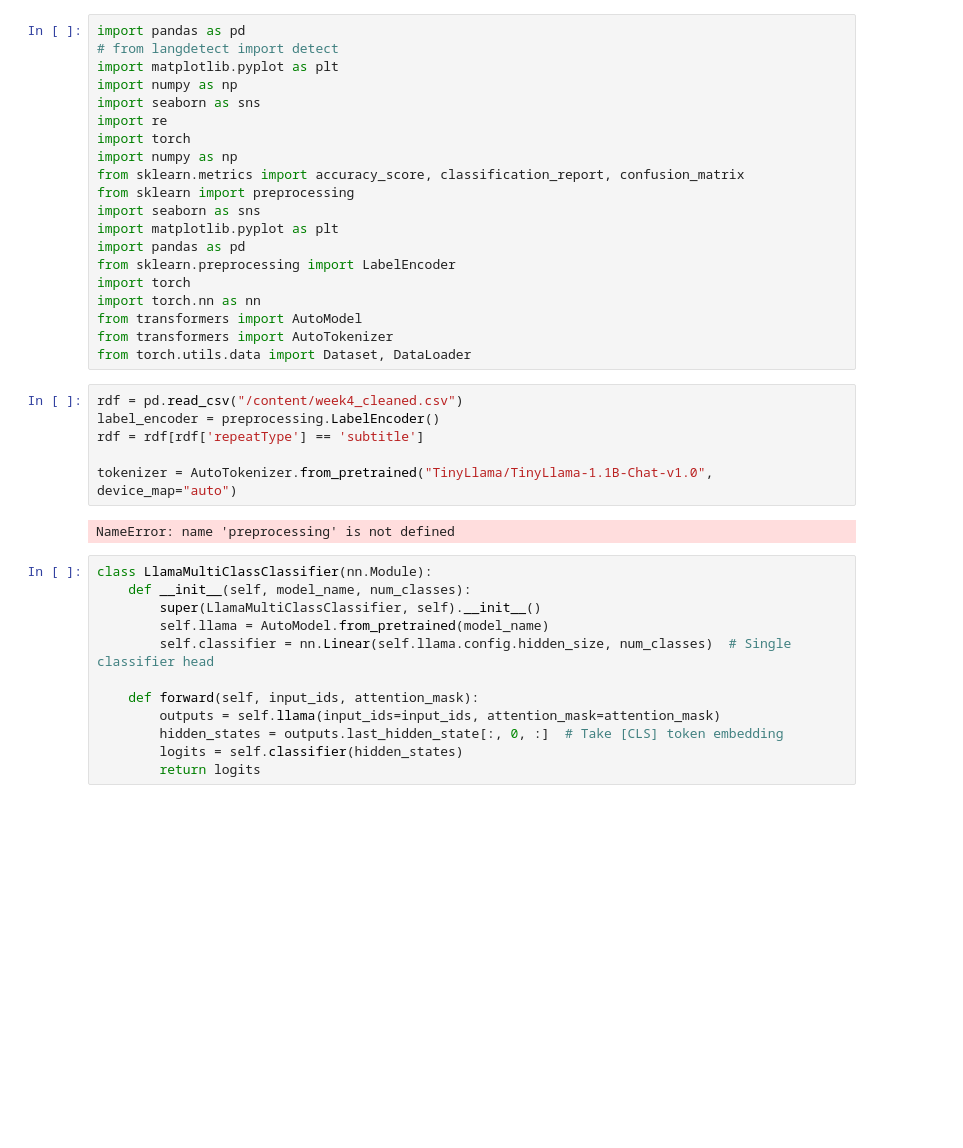
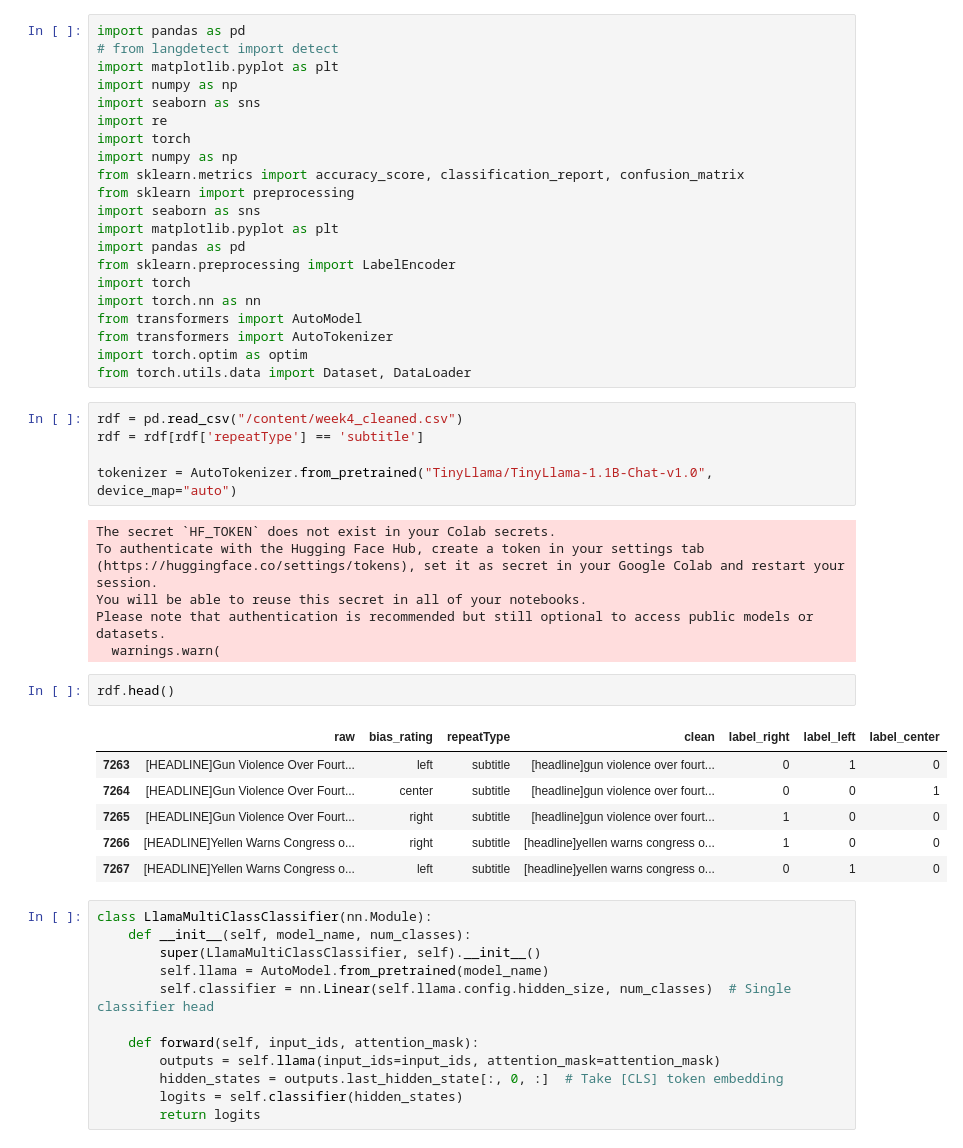
Before and after one commit to SodiKroehler/MSTHESIS, a Jupyter notebook: MSTHESIS_tinyllamaOnQbias.ipynb, the cells around one changed output. Cells and saved outputs as stored; diff of their text form; blank space fills up the shorter version.

```diff
--- a/MSTHESIS_tinyllamaOnQbias.ipynb
+++ b/MSTHESIS_tinyllamaOnQbias.ipynb
@@ -19,15 +19,28 @@ import torch
 import torch.nn as nn
 from transformers import AutoModel
 from transformers import AutoTokenizer
+import torch.optim as optim
 from torch.utils.data import Dataset, DataLoader
 # %%
 rdf = pd.read_csv("/content/week4_cleaned.csv")
-label_encoder = preprocessing.LabelEncoder()
 rdf = rdf[rdf['repeatType'] == 'subtitle']
 
 tokenizer = AutoTokenizer.from_pretrained("TinyLlama/TinyLlama-1.1B-Chat-v1.0", device_map="auto")
 # %% [output]
-NameError: name 'preprocessing' is not defined
+The secret `HF_TOKEN` does not exist in your Colab secrets.
+To authenticate with the Hugging Face Hub, create a token in your settings tab (https://huggingface.co/settings/tokens), set it as secret in your Google Colab and restart your session.
+You will be able to reuse this secret in all of your notebooks.
+Please note that authentication is recommended but still optional to access public models or datasets.
+  warnings.warn(
+# %%
+rdf.head()
+# %% [output]
+|  | raw | bias_rating | repeatType | clean | label_right | label_left | label_center |
+| 7263 | [HEADLINE]Gun Violence Over Fourt... | left | subtitle | [headline]gun violence over fourt... | 0 | 1 | 0 |
+| 7264 | [HEADLINE]Gun Violence Over Fourt... | center | subtitle | [headline]gun violence over fourt... | 0 | 0 | 1 |
+| 7265 | [HEADLINE]Gun Violence Over Fourt... | right | subtitle | [headline]gun violence over fourt... | 1 | 0 | 0 |
+| 7266 | [HEADLINE]Yellen Warns Congress o... | right | subtitle | [headline]yellen warns congress o... | 1 | 0 | 0 |
+| 7267 | [HEADLINE]Yellen Warns Congress o... | left | subtitle | [headline]yellen warns congress o... | 0 | 1 | 0 |
 # %%
 class LlamaMultiClassClassifier(nn.Module):
     def __init__(self, model_name, num_classes):
```
Also changed, not shown: parts of 3 cells of this notebook.
